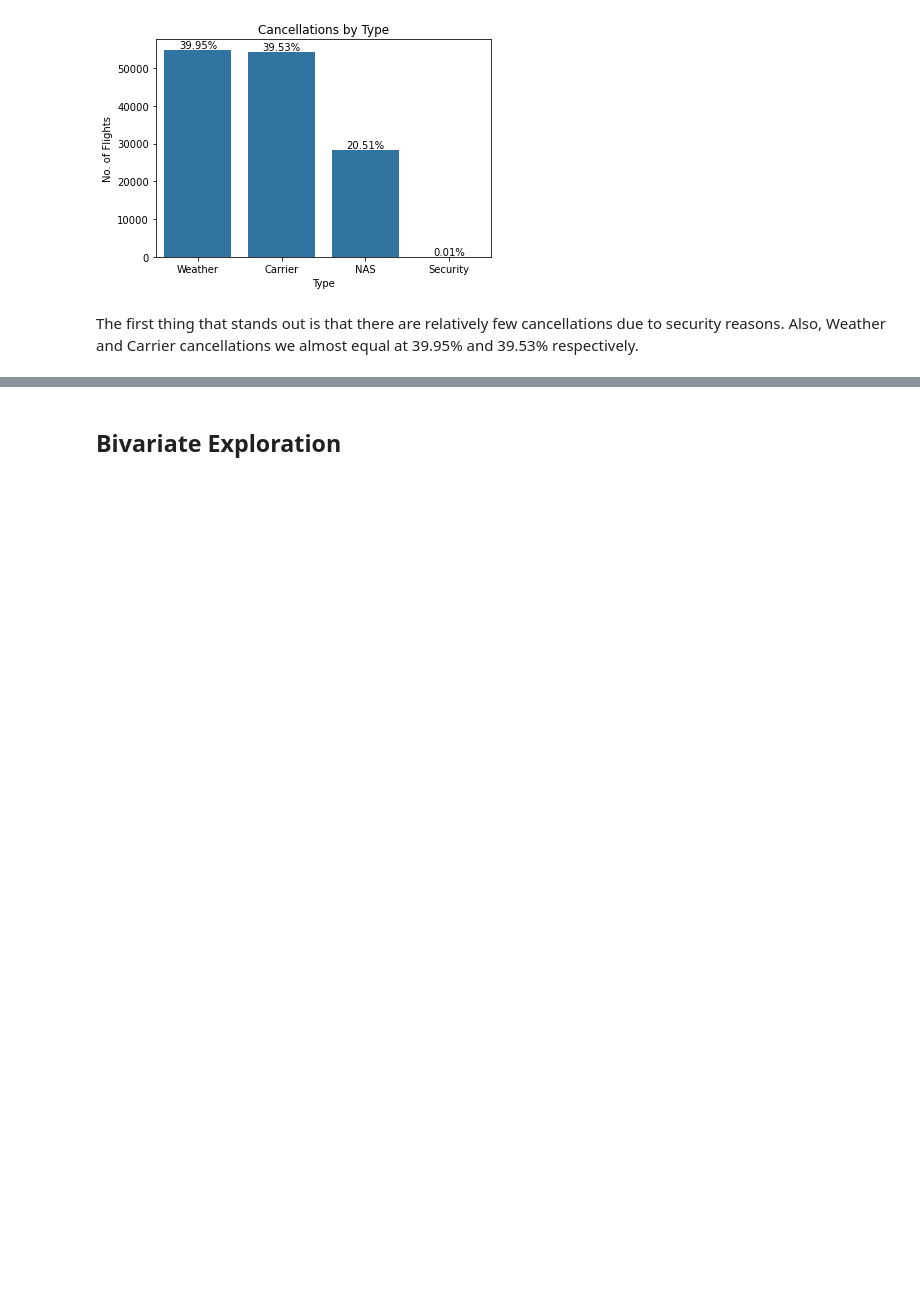
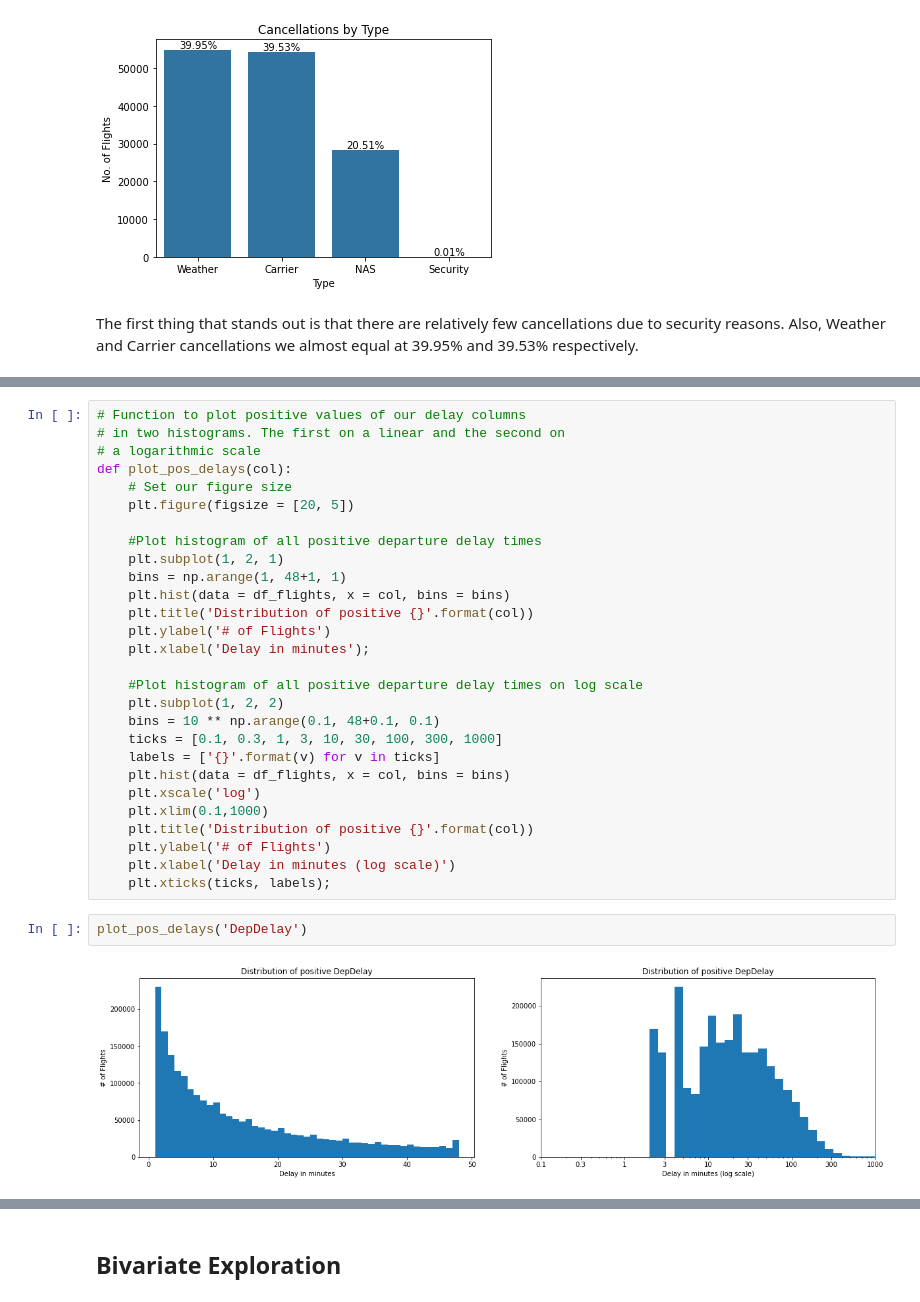
Before and after one commit to maleina/US-Flight-Data, a Jupyter notebook: flight_data_exploration.ipynb, the cells around one changed output, grey strips where cells are left out. Cells and saved outputs as stored; diff of their text form; blank space fills up the shorter version.

```diff
--- a/flight_data_exploration.ipynb
+++ b/flight_data_exploration.ipynb
@@ -744,0 +760,32 @@ df_flights['ArrDelay'].hist()
+# %%
+# Function to plot positive values of our delay columns
+# in two histograms. The first on a linear and the second on
+# a logarithmic scale
+def plot_pos_delays(col):
+    # Set our figure size
+    plt.figure(figsize = [20, 5])
+
+    #Plot histogram of all positive departure delay times
+    plt.subplot(1, 2, 1)
+    bins = np.arange(1, 48+1, 1)
+    plt.hist(data = df_flights, x = col, bins = bins)
+    plt.title('Distribution of positive {}'.format(col))
+    plt.ylabel('# of Flights')
+    plt.xlabel('Delay in minutes');
+
+    #Plot histogram of all positive departure delay times on log scale
+    plt.subplot(1, 2, 2)
+    bins = 10 ** np.arange(0.1, 48+0.1, 0.1)
+    ticks = [0.1, 0.3, 1, 3, 10, 30, 100, 300, 1000]
+    labels = ['{}'.format(v) for v in ticks]
+    plt.hist(data = df_flights, x = col, bins = bins)
+    plt.xscale('log')
+    plt.xlim(0.1,1000)
+    plt.title('Distribution of positive {}'.format(col))
+    plt.ylabel('# of Flights')
+    plt.xlabel('Delay in minutes (log scale)')
+    plt.xticks(ticks, labels);
+# %%
+plot_pos_delays('DepDelay')
+# %% [output]
+[figure, added]
```
Also changed, not shown: parts of 65 cells of this notebook.
